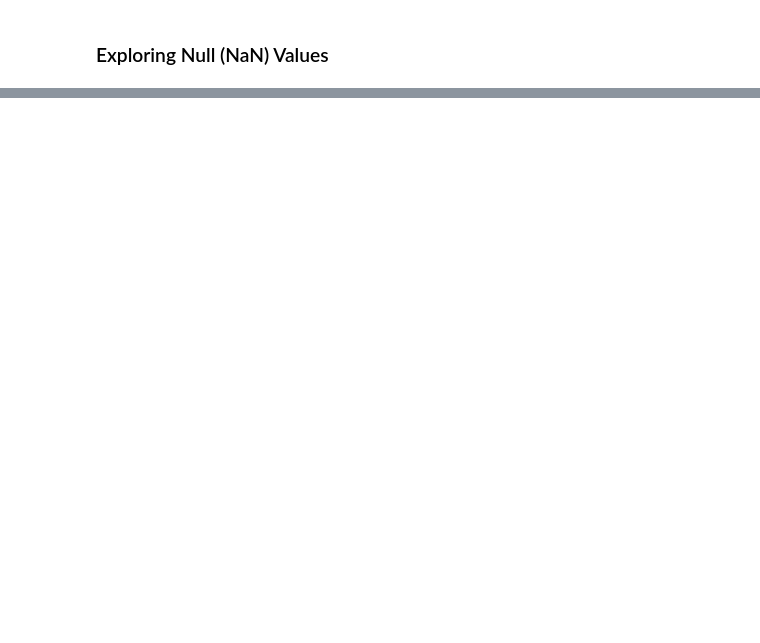
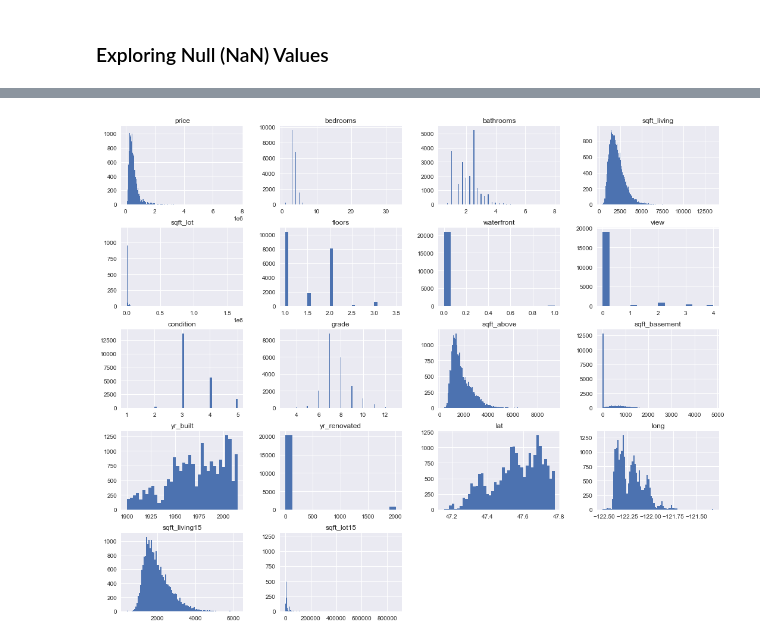
Before and after one commit to gt1719/kc_house_data_analysis-, a Jupyter notebook: kc_house_data_analysis .ipynb, the cells around one changed output, grey strips where cells are left out. Drawn from its saved outputs; the diff is of its cells as text; code cells hidden in the pictures; blank space fills up the shorter version.

```diff
--- a/kc_house_data_analysis .ipynb
+++ b/kc_house_data_analysis .ipynb
@@ -248,0 +389,15 @@ sns.histplot(kc_df["price"], kde=True)
+# %%
+kc_df = kc_df_preprocessed.corr().abs().stack().reset_index().sort_values(0, ascending=False)
+
+kc_df['pairs'] = list(zip(kc_df.level_0, kc_df.level_1))
+
+kc_df.set_index(['pairs'], inplace = True)
+
+kc_df.drop(columns=['level_1', 'level_0'], inplace = True)
+
+# cc for correlation coefficient
+kc_df.columns = ['cc']
+
+kc_df.drop_duplicates(inplace=True)
+
+kc_df[(kc_df.cc>.75) & (kc_df.cc<1)]
@@ -248,0 +505,8 @@ sns.histplot(kc_df["price"], kde=True)
+# %%
+# load kc_house_data.csv as pandas DataFrame
+plt.style.use('seaborn')
+
+
+
+
+data = kc_df.loc[:, subset]
@@ -248,0 +524,5 @@ sns.histplot(kc_df["price"], kde=True)
+# %%
+# Create histogram for all variables in the dataset
+data.hist(figsize=(18,15), bins='auto');
+# %% [output]
+[figure, added]
```
Also changed, not shown: parts of 66 cells of this notebook, 4 other files.
